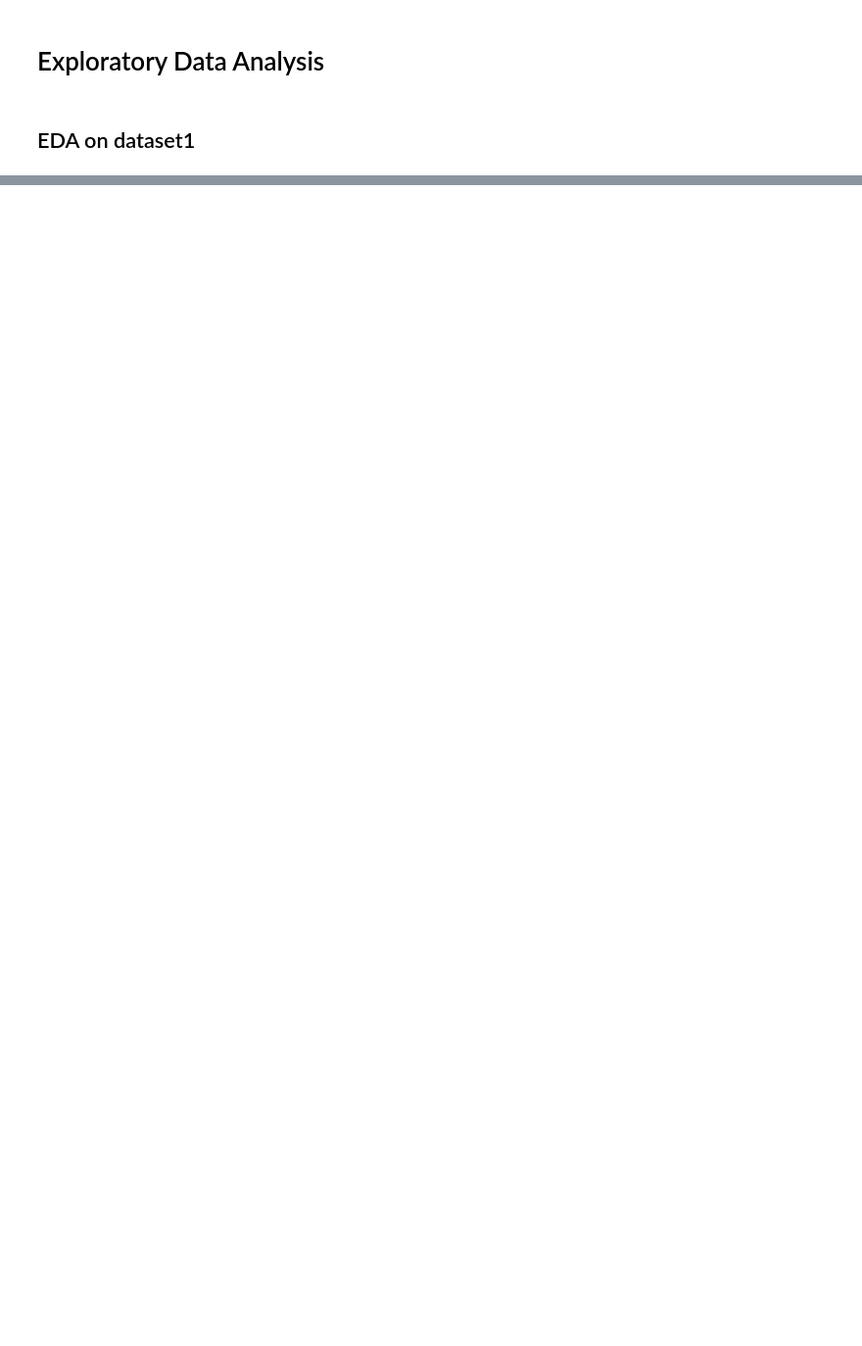
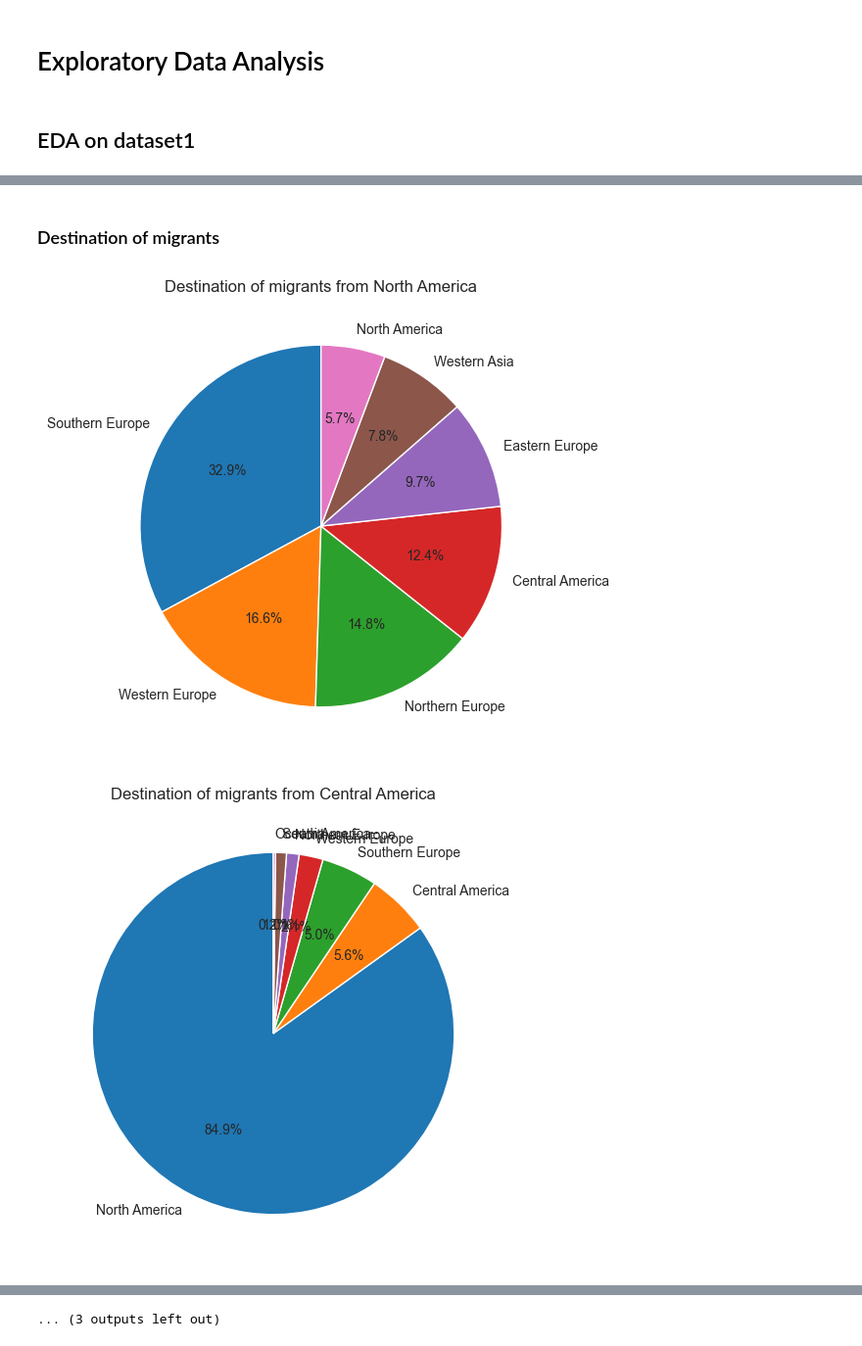
Before and after one commit to yassprogramme/Stat-App, a Jupyter notebook: Notebooks/EDA.ipynb, the cells around one changed output, grey strips where cells are left out. Shown at 98% size. Drawn from its saved outputs; the diff is of its cells as text; code cells hidden in the pictures; blank space fills up the shorter version.

```diff
--- a/Notebooks/EDA.ipynb
+++ b/Notebooks/EDA.ipynb
@@ -23,0 +25,8 @@ sns.heatmap(df1)
+# %% [markdown]
+### Destination of migrants
+# %%
+for region in list(df1.columns):
+    destination_migrants(df1, region)
+# %% [output]
+[figure, added]
+[figure, added]
@@ -23,0 +43 @@ sns.heatmap(df1)
+... (3 outputs left out)
```
Also changed, not shown: parts of 6 cells of this notebook, 1 other file.
